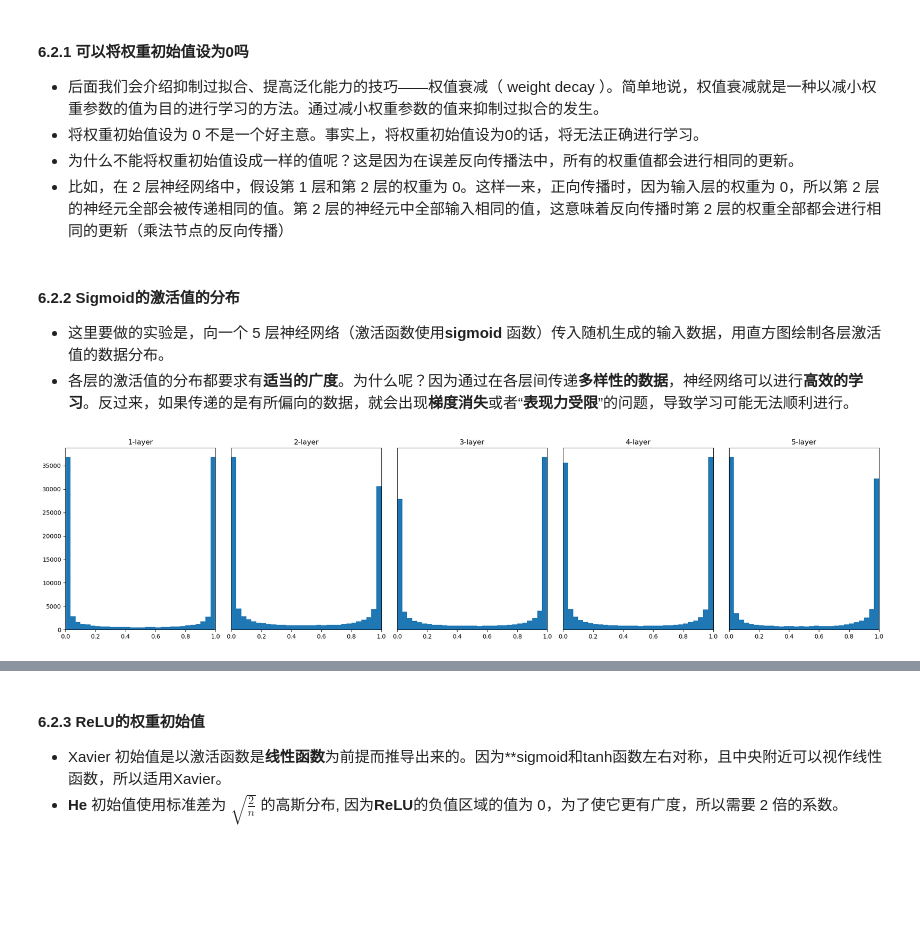
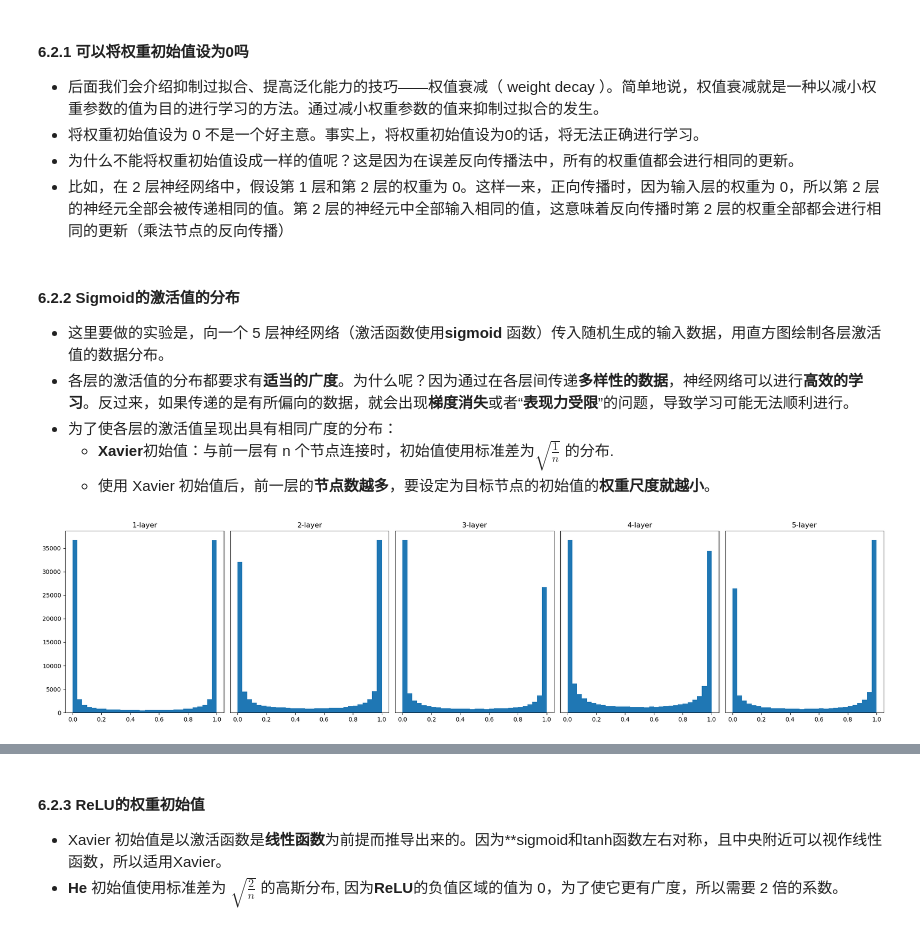
Before and after one commit to Shao0203/aiyaha, a Jupyter notebook: s6_learning_techniques.ipynb, the cells around one changed output, grey strips where cells are left out. Saved outputs shown, nothing was run; the diff lists cells and outputs as text; code cells hidden in the pictures; blank space fills up the shorter version.

```diff
--- a/s6_learning_techniques.ipynb
+++ b/s6_learning_techniques.ipynb
@@ -358,63 +358,42 @@ def 选择激活函数(场景):
 #### 6.2.2 Sigmoid的激活值的分布
 - 这里要做的实验是，向一个 5 层神经网络（激活函数使用**sigmoid** 函数）传入随机生成的输入数据，用直方图绘制各层激活值的数据分布。
 - 各层的激活值的分布都要求有**适当的广度**。为什么呢？因为通过在各层间传递**多样性的数据**，神经网络可以进行**高效的学习**。反过来，如果传递的是有所偏向的数据，就会出现**梯度消失**或者“**表现力受限**”的问题，导致学习可能无法顺利进行。
+- 为了使各层的激活值呈现出具有相同广度的分布：
+    - **Xavier**初始值：与前一层有 n 个节点连接时，初始值使用标准差为$\sqrt{\frac{1}{n}}$ 的分布.
+    - 使用 Xavier 初始值后，前一层的**节点数越多**，要设定为目标节点的初始值的**权重尺度就越小**。
 # %%
 """
-<坏>实验 1《梯度消失》: 标准差为 * 1，激活函数sigmoid:
+<<坏>>实验 1《梯度消失》: 标准差为 * 1，激活函数sigmoid:
 
 从图可知，各层的激活值呈偏向 0 和 1 的分布。这里使用的 sigmoid函数是 S 型函数.
 随着输出不断地靠近 0 （或者靠近 1 ），它的导数 y * (1 - y)的值逐渐接近 0。
 因此，偏向 0 和 1 的数据分布会造成反向传播中梯度的值不断变小，最后消失。这个问题称为梯度消失(gradient vanishing),
 层次加深的深度学习中，梯度消失的问题可能会更加严重。
 """
 x = np.random.randn(1000, 100)  # 1000个数据
 node_num = 100  # 各隐藏层的节点（神经元）数
 hidden_layer_size = 5  # 隐藏层有5层
 activations = {}  # 激活值的结果保存在这里
 
 for i in range(hidden_layer_size):
     if i != 0:
         x = activations[i-1]
-
-    # 改变初始值进行实验
-    w = np.random.randn(node_num, node_num) * 1
-    # w = np.random.randn(node_num, node_num) * 0.01
-    # w = np.random.randn(node_num, node_num) * np.sqrt(1.0 / node_num)
-    # w = np.random.randn(node_num, node_num) * np.sqrt(2.0 / node_num)
-
-    a = np.dot(x, w)
-
-    # 改变激活函数进行实验！
-    z = sigmoid(a)
-    # z = relu(a)
-    # z = tanh(a)
-
-    activations[i] = z
+    w = np.random.randn(node_num, node_num) * 1     # 标准差为 * 1
+    z = np.dot(x, w)
+    a = sigmoid(z)
+    activations[i] = a
 
 # 绘制直方图
-fig, axes = plt.subplots(1, len(activations), figsize=(20, 5))  # 更宽的画布
-axes = np.atleast_1d(axes)  # 保证 axes 可索引
-
+fig, axes = plt.subplots(1, len(activations), figsize=(20, 5))
 for i, a in activations.items():
     ax = axes[i]
-    ax.set_title(f"{i+1}-layer", fontsize=12)
-
-    # 画直方图
-    ax.hist(a.flatten(), bins=30, range=(0, 1))
-    ax.set_xlim(0, 1)
-
-    # 如果不是第一个子图，隐藏 y 轴刻度
+    ax.set_title(f'{i+1}-layer')
     if i != 0:
         ax.set_yticks([])
-
-    # 设置更清晰的 x 轴刻度（0.0,0.2,...,1.0）
-    xticks = np.linspace(0, 1, 6)
-    ax.set_xticks(xticks)
-    ax.set_xticklabels([f"{v:.1f}" for v in xticks])
-
+    ax.hist(a.flatten(), bins=30, range=(0, 1))
 plt.tight_layout()
 plt.show()
 # %% [output]
-[figure, old version]
+[figure, new version]
 # %%
 """
```
Also changed, not shown: parts of 8 cells of this notebook, 2 other files.
